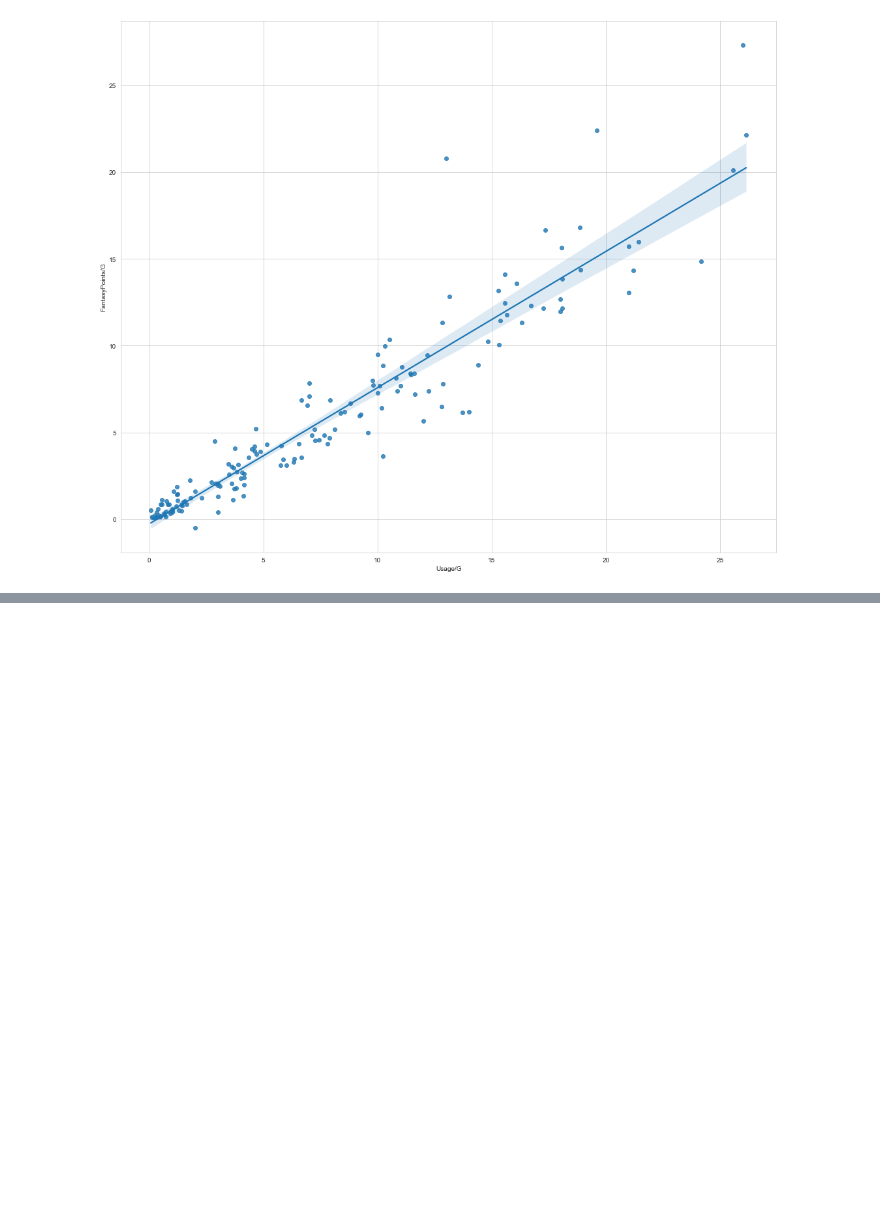
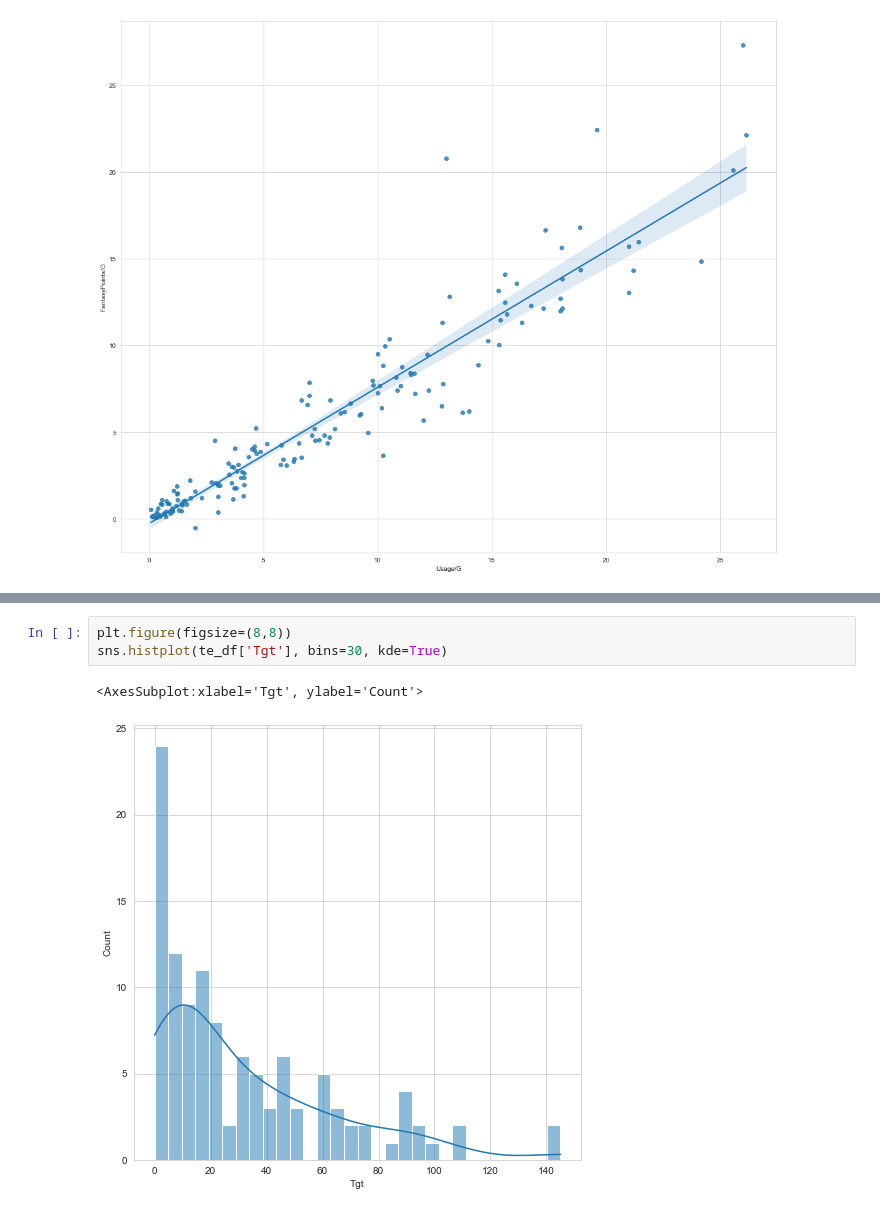
Before and after one commit to kumajimmy/fantasy_footballl_22, a Jupyter notebook: visuals_2020_yearly_data.ipynb, the cells around one changed output, grey strips where cells are left out. Cells and saved outputs as stored; diff of their text form; blank space fills up the shorter version.

```diff
--- a/visuals_2020_yearly_data.ipynb
+++ b/visuals_2020_yearly_data.ipynb
@@ -126,0 +153,6 @@ sns.regplot(data=rb_df, x='Usage/G', y='FantasyPoints/G')
+# %%
+plt.figure(figsize=(8,8))
+sns.histplot(te_df['Tgt'], bins=30, kde=True)
+# %% [output]
+<AxesSubplot:xlabel='Tgt', ylabel='Count'>
+[figure, added]
```
Also changed, not shown: parts of 8 cells of this notebook.
